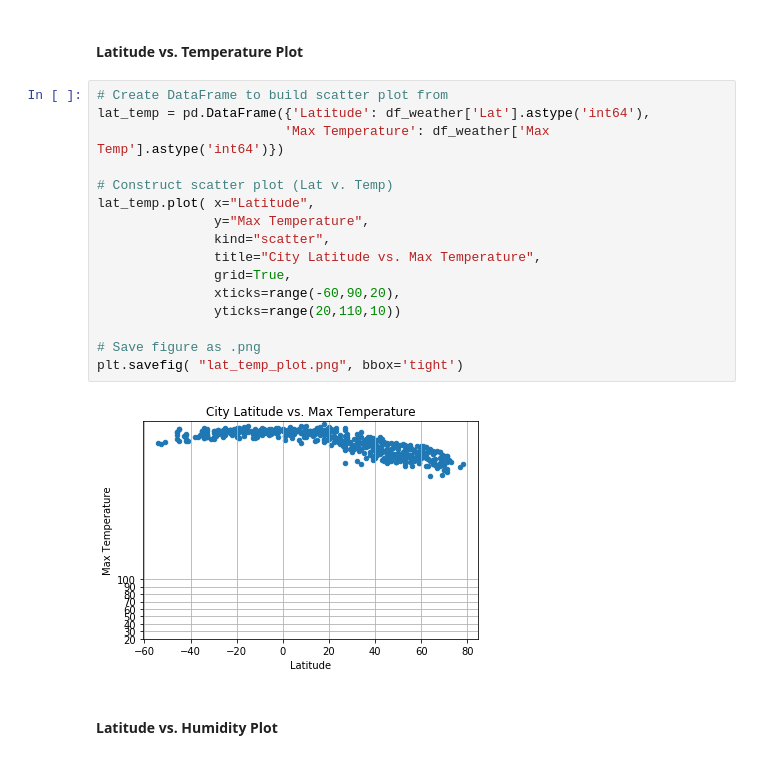
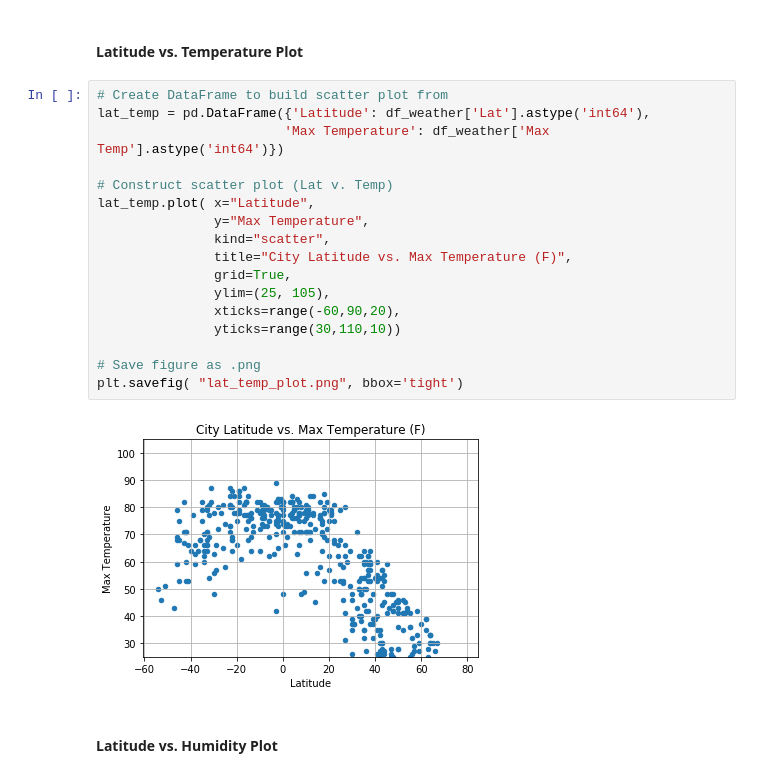
Before and after one commit to bailatrix/WeatherPy, a Jupyter notebook: main.ipynb, the cells around one changed output. Saved outputs shown, nothing was run; the diff lists cells and outputs as text.

```diff
--- a/main.ipynb
+++ b/main.ipynb
@@ -190,21 +170,22 @@ df_weather.to_csv( output )
 # %%
 # Create DataFrame to build scatter plot from
 lat_temp = pd.DataFrame({'Latitude': df_weather['Lat'].astype('int64'),
                         'Max Temperature': df_weather['Max Temp'].astype('int64')})
 
 # Construct scatter plot (Lat v. Temp)
 lat_temp.plot( x="Latitude",
                y="Max Temperature",
                kind="scatter",
-               title="City Latitude vs. Max Temperature",
+               title="City Latitude vs. Max Temperature (F)",
                grid=True,
+               ylim=(25, 105),
                xticks=range(-60,90,20),
-               yticks=range(20,110,10))
+               yticks=range(30,110,10))
 
 # Save figure as .png
 plt.savefig( "lat_temp_plot.png", bbox='tight')
 # %% [output]
-[figure, old version]
+[figure, new version]
 # %% [markdown]
 #### Latitude vs. Humidity Plot
 # %%
```
Also changed, not shown: parts of 8 cells of this notebook.
